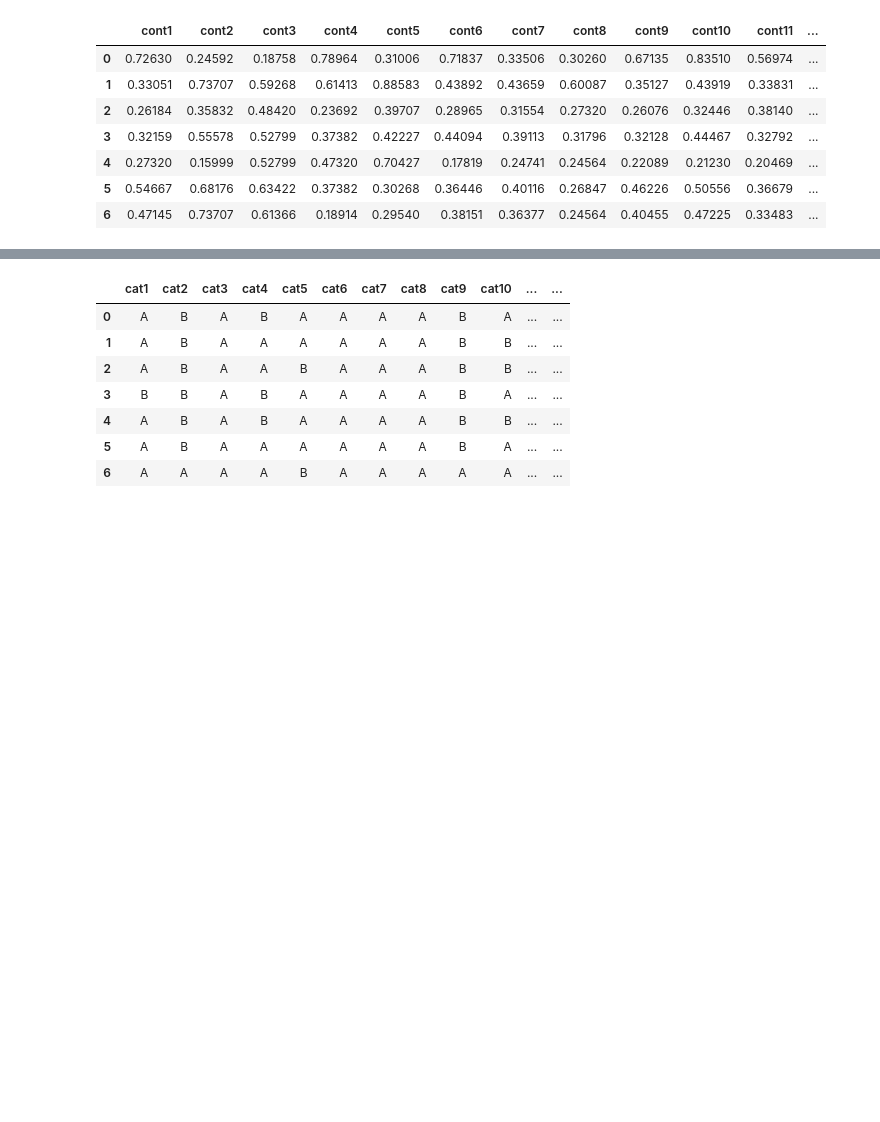
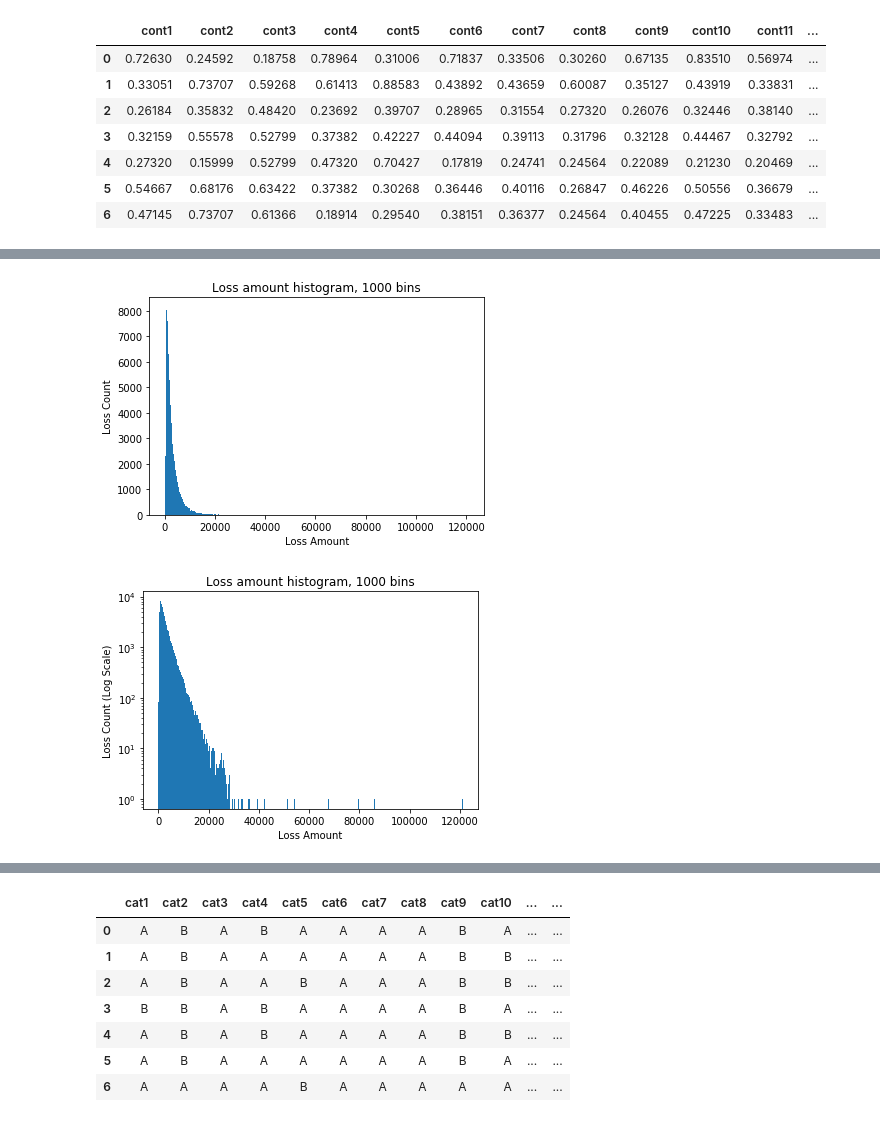
Before and after one commit to VCZLee/Jupyter-Notebooks, a Jupyter notebook: Kaggle/Allstate Claim Severity/Allstate Claim Severity Modeling.ipynb, the cells around one changed output, grey strips where cells are left out. Cells and saved outputs as stored; diff of their text form; code cells hidden in the pictures; blank space fills up the shorter version.

Commit message:
added loss function for actual dollar amounts

```diff
--- a/Kaggle/Allstate Claim Severity/Allstate Claim Severity Modeling.ipynb
+++ b/Kaggle/Allstate Claim Severity/Allstate Claim Severity Modeling.ipynb
@@ -56,5 +58,21 @@ cont_dataset.describe() #excluding loss, all the continuous variables are betwee
 | 50% | 0.47578 | 0.55578 | 0.52799 | 0.45289 | 0.42227 | 0.44094 | 0.43829 | 0.44106 | 0.44145 | 0.46119 | 0.45720 | ... |
 | 75% | 0.62391 | 0.68176 | 0.63422 | 0.65207 | 0.64331 | 0.65502 | 0.59104 | 0.62358 | 0.56682 | 0.61459 | 0.67892 | ... |
 | max | 0.98498 | 0.86265 | 0.94425 | 0.95430 | 0.98367 | 0.99716 | 1.00000 | 0.98020 | 0.99540 | 0.99498 | 0.99874 | ... |
+# %%
+plt.hist(cont_dataset.loss, 1000);
+plt.title("Loss amount histogram, 1000 bins");
+plt.xlabel("Loss Amount");
+plt.ylabel("Loss Count");
+plt.show();
+
+plt.hist(cont_dataset.loss, 1000);
+plt.title("Loss amount histogram, 1000 bins");
+plt.xlabel("Loss Amount");
+plt.ylabel("Loss Count (Log Scale)");
+plt.yscale("log");
+plt.show(); #loss amounts are heavily skewed to the right
+# %% [output]
+[figure, added]
+[figure, added]
 # %%
 cont_dataset['logloss'] = np.log(cont_dataset['loss'])
```
Also changed, not shown: parts of 10 cells of this notebook, 2 other files.
